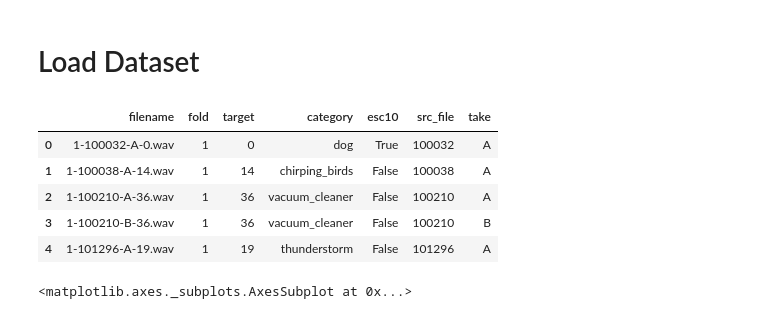
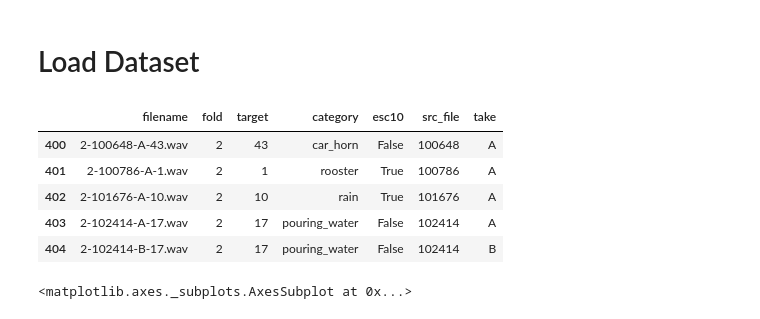
Before and after one commit to DeanPFZ/deep-audio-public, a Jupyter notebook: src/DNN.ipynb, the cells around one changed output. Cells and saved outputs as stored; diff of their text form; code cells hidden in the pictures.

```diff
--- a/src/DNN.ipynb
+++ b/src/DNN.ipynb
@@ -22,14 +22,14 @@ fld = 1
 # %%
 dataset = pd.read_csv(path_to_db + 'meta/esc50.csv')
 # %%
-dataset.head()
+dataset[dataset['fold'] == 2].head()
 # %% [output]
 |  | filename | fold | target | category | esc10 | src_file | take |
-| 0 | 1-100032-A-0.wav | 1 | 0 | dog | True | 100032 | A |
-| 1 | 1-100038-A-14.wav | 1 | 14 | chirping_birds | False | 100038 | A |
-| 2 | 1-100210-A-36.wav | 1 | 36 | vacuum_cleaner | False | 100210 | A |
-| 3 | 1-100210-B-36.wav | 1 | 36 | vacuum_cleaner | False | 100210 | B |
-| 4 | 1-101296-A-19.wav | 1 | 19 | thunderstorm | False | 101296 | A |
+| 400 | 2-100648-A-43.wav | 2 | 43 | car_horn | False | 100648 | A |
+| 401 | 2-100786-A-1.wav | 2 | 1 | rooster | True | 100786 | A |
+| 402 | 2-101676-A-10.wav | 2 | 10 | rain | True | 101676 | A |
+| 403 | 2-102414-A-17.wav | 2 | 17 | pouring_water | False | 102414 | A |
+| 404 | 2-102414-B-17.wav | 2 | 17 | pouring_water | False | 102414 | B |
 # %%
 sns.countplot(dataset['category'])
 # %% [output]
```
Also changed, not shown: parts of 22 cells of this notebook, 3 other files.
